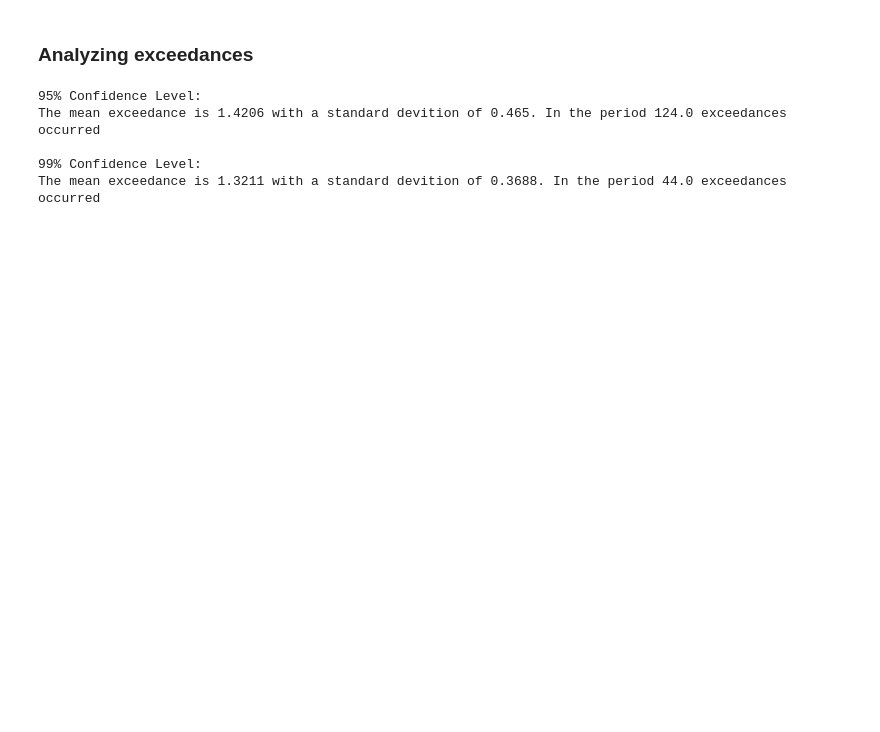
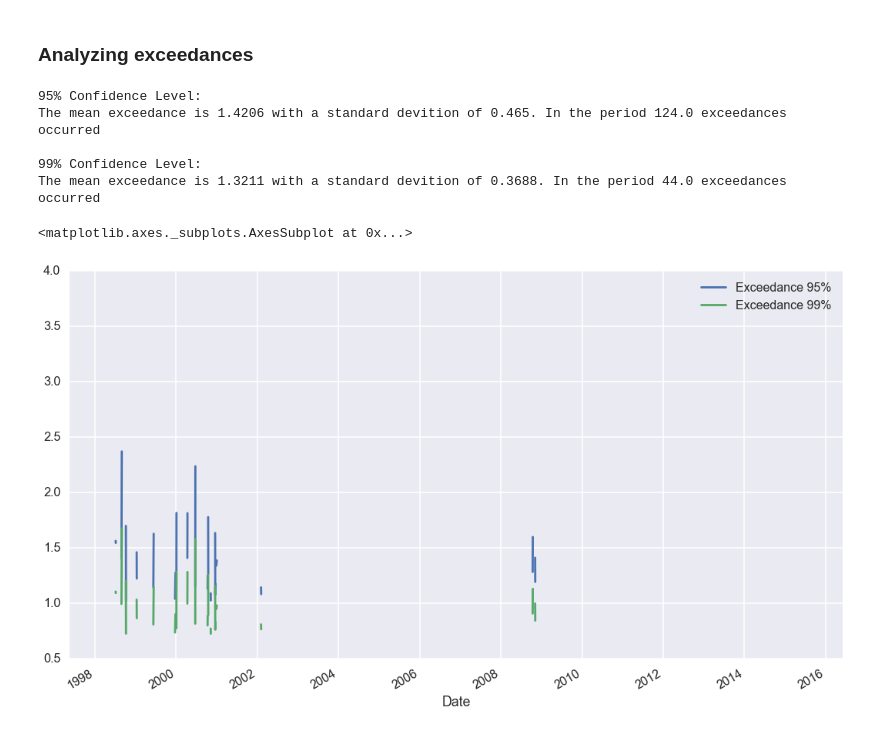
Before and after one commit to thecarlmartin/value-at-risk-exploration, a Jupyter notebook: Value at Risk Exploration.ipynb, the cells around one changed output. Drawn from its saved outputs; the diff is of its cells as text; code cells hidden in the pictures; blank space fills up the shorter version.

```diff
--- a/Value at Risk Exploration.ipynb
+++ b/Value at Risk Exploration.ipynb
@@ -127,3 +132,8 @@ The mean exceedance is 1.4206 with a standard devition of 0.465. In the period 1
 
 99% Confidence Level:
 The mean exceedance is 1.3211 with a standard devition of 0.3688. In the period 44.0 exceedances occurred
+# %%
+nvar_data[['Exceedance 95%','Exceedance 99%']].where(nvar_data['Exceedance 95%']>1).plot(figsize=(18, 10))
+# %% [output]
+<matplotlib.axes._subplots.AxesSubplot at 0x...>
+[figure, added]
```
Also changed, not shown: parts of 25 cells of this notebook, 1 other file.
